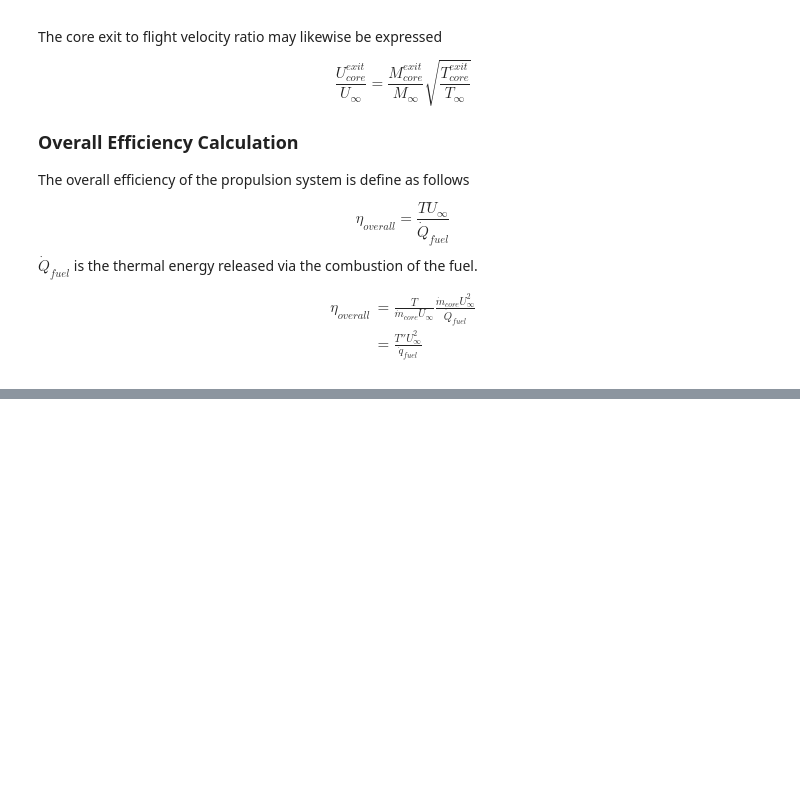
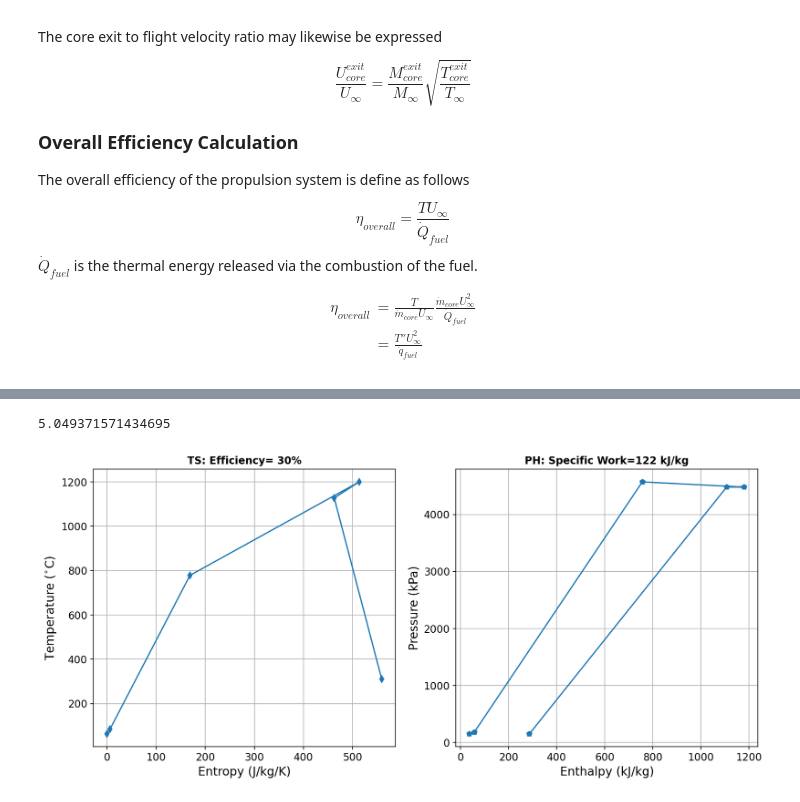
Before and after one commit to davetew/Zero-Carbon-Aviation, a Jupyter notebook: Dual_Cycle_Propulsion_System_Integration.ipynb, the cells around one changed output, grey strips where cells are left out. Drawn from its saved outputs; the diff is of its cells as text; code cells hidden in the pictures; blank space fills up the shorter version.

```diff
--- a/Dual_Cycle_Propulsion_System_Integration.ipynb
+++ b/Dual_Cycle_Propulsion_System_Integration.ipynb
@@ -448,0 +468,7 @@ ValueError: ignored
+# %%
+tf.optimize()
+tf.cycleDiagrams()
+tf.BypRatio
+# %% [output]
+5.049371571434695
+[figure, added]
```
Also changed, not shown: parts of 4 cells of this notebook.
